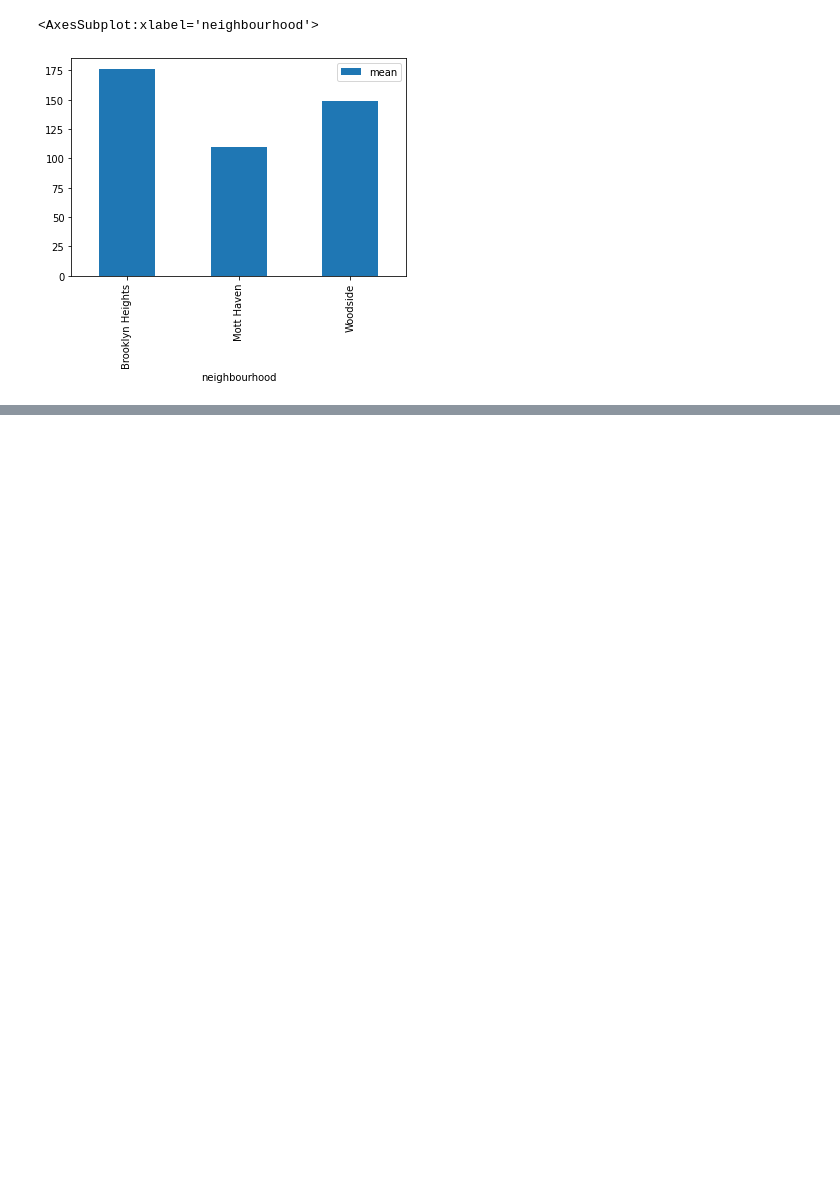
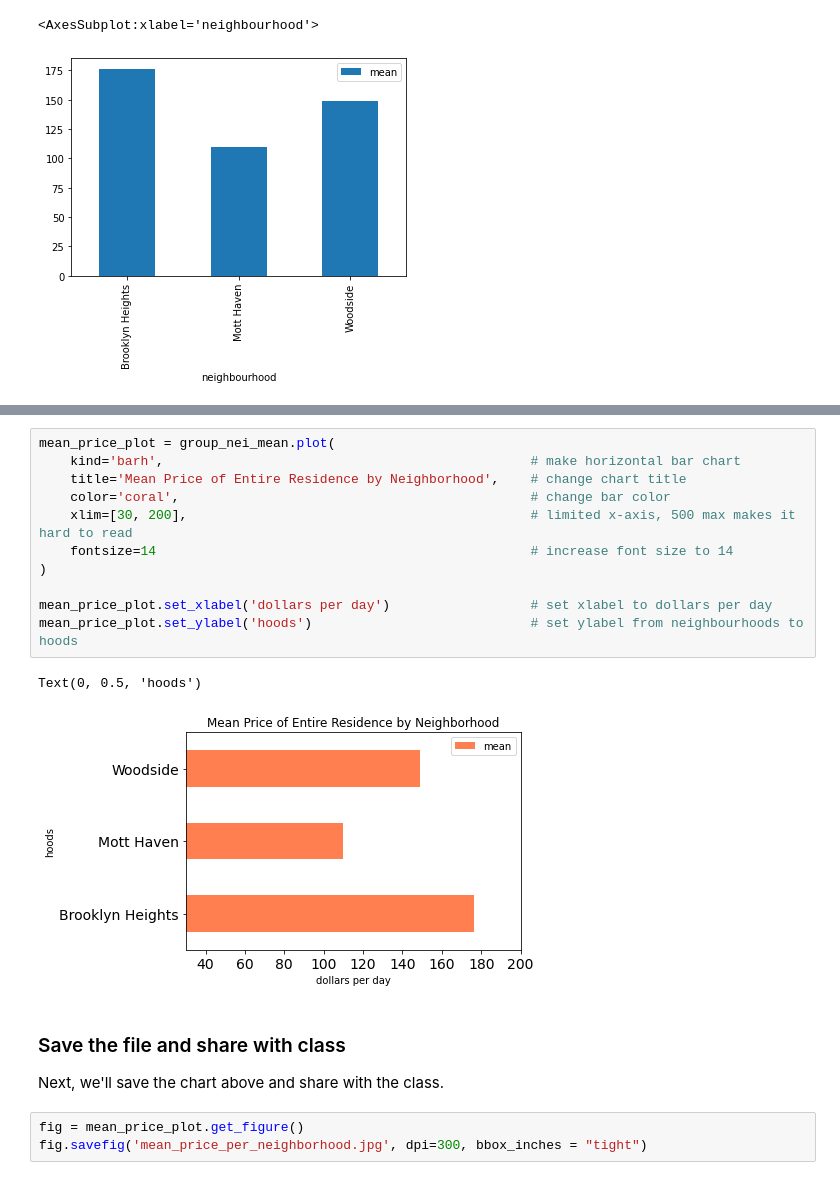
Before and after one commit to klp/cuny_gc_python_class_sp2022, a Jupyter notebook: home_work/2022-04-30/pandas_assignment.ipynb, the cells around one changed output, grey strips where cells are left out. Drawn from its saved outputs; the diff is of its cells as text; blank space fills up the shorter version.

```diff
--- a/home_work/2022-04-30/pandas_assignment.ipynb
+++ b/home_work/2022-04-30/pandas_assignment.ipynb
@@ -411,0 +428,21 @@ group_nei_mean.plot.bar()
+# %%
+mean_price_plot = group_nei_mean.plot(
+    kind='barh',                                               # make horizontal bar chart
+    title='Mean Price of Entire Residence by Neighborhood',    # change chart title
+    color='coral',                                             # change bar color
+    xlim=[30, 200],                                            # limited x-axis, 500 max makes it hard to read
+    fontsize=14                                                # increase font size to 14
+)
+
+mean_price_plot.set_xlabel('dollars per day')                  # set xlabel to dollars per day
+mean_price_plot.set_ylabel('hoods')                            # set ylabel from neighbourhoods to hoods
+# %% [output]
+Text(0, 0.5, 'hoods')
+[figure, added]
+# %% [markdown]
+### Save the file and share with class
+
+Next, we'll save the chart above and share with the class.
+# %%
+fig = mean_price_plot.get_figure()
+fig.savefig('mean_price_per_neighborhood.jpg', dpi=300, bbox_inches = "tight")
```
Also changed, not shown: parts of 2 cells of this notebook, 1 other file.
